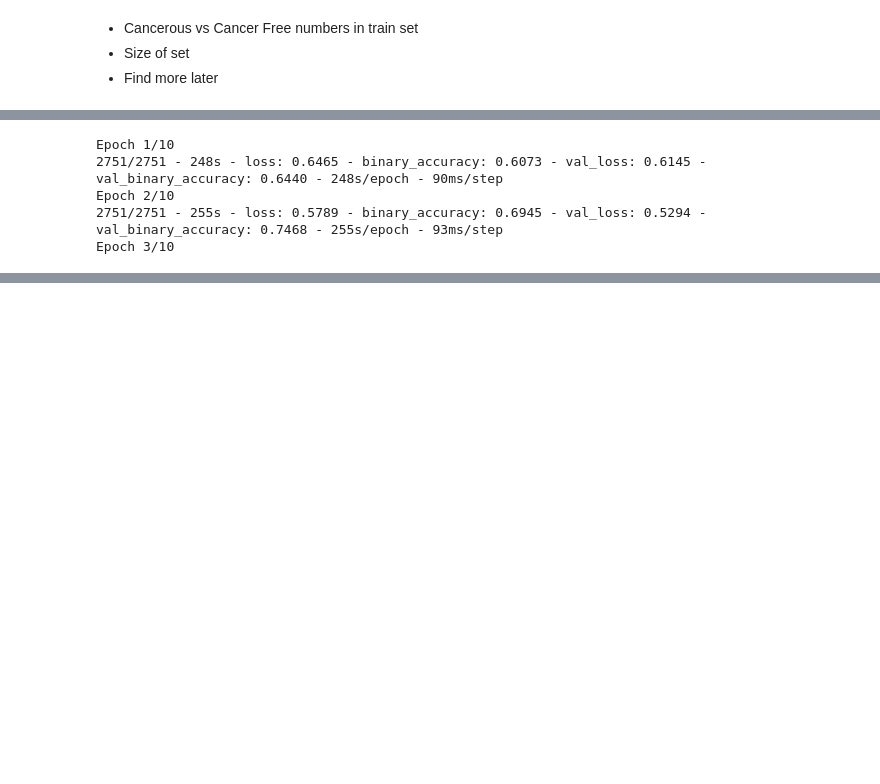
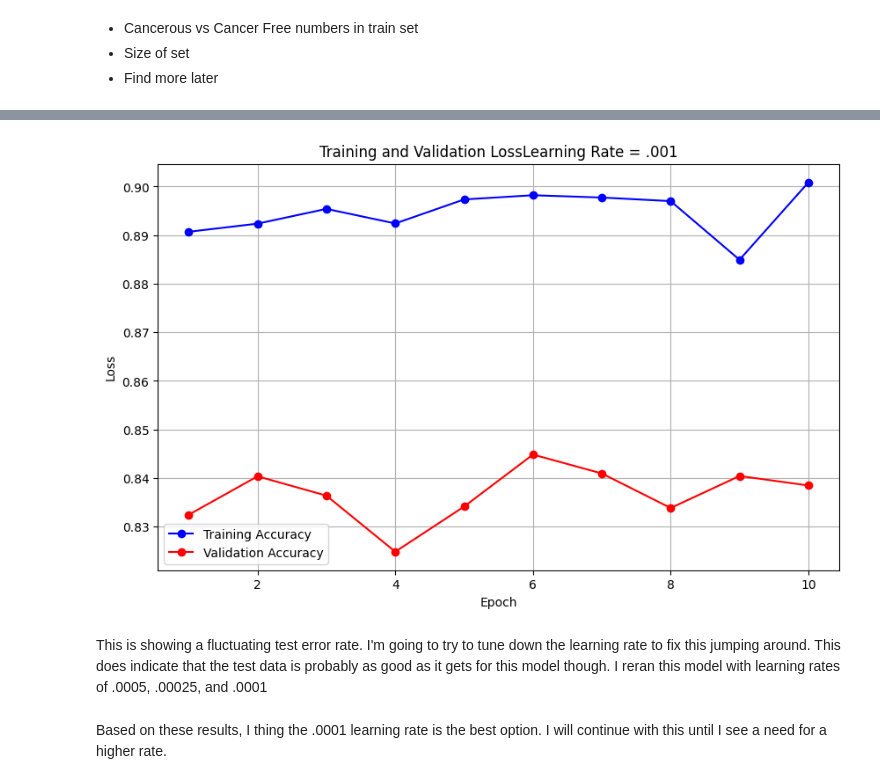
Before and after one commit to isaac1987a/Cancer-Detection, a Jupyter notebook: Cancer.ipynb, the cells around one changed output, grey strips where cells are left out. Saved outputs shown, nothing was run; the diff lists cells and outputs as text; code cells hidden in the pictures; blank space fills up the shorter version.

```diff
--- a/Cancer.ipynb
+++ b/Cancer.ipynb
@@ -159,25 +134,54 @@ full_model.compile(optimizer=optimizer, loss='binary_crossentropy', metrics=[ker
 # %%
-full_model.fit(
-    x=X,
-    y=y,
-    batch_size=64,
-    epochs=10,
-    verbose=2,
-    callbacks=None,
-    validation_split=0.2,
-    validation_data=None,
-    shuffle=True,
-    class_weight=None,
-    sample_weight=None,
-    initial_epoch=0,
-    steps_per_epoch=None,
-    validation_steps=None,
+
+
+def run_model(input, learning_rate):
+    outputs = keras.layers.Dense(1, activation="sigmoid")(input)
+    full_model = keras.Model(inputs, outputs)
+    optimizer = keras.optimizers.Adam(learning_rate=learning_rate)
+    full_model.compile(optimizer=optimizer, loss='binary_crossentropy', metrics=[keras.metrics.BinaryAccuracy()])
+    history = full_model.fit(
+        x=X,
+        y=y,
+        batch_size=64,
+        epochs=10,
+        verbose=2,
+        callbacks=None,
+        validation_split=0.2,
+        validation_data=None,
+        shuffle=True,
+        class_weight=None,
+        sample_weight=None,
+        initial_epoch=0,
+        steps_per_epoch=None,
+        validation_steps=None,
     validation_batch_size=None,
     validation_freq=1,
-)
+    )
+    return full_model, history
-# %% [output]
-Epoch 1/10
-2751/2751 - 248s - loss: 0.6465 - binary_accuracy: 0.6073 - val_loss: 0.6145 - val_binary_accuracy: 0.6440 - 248s/epoch - 90ms/step
-Epoch 2/10
-2751/2751 - 255s - loss: 0.5789 - binary_accuracy: 0.6945 - val_loss: 0.5294 - val_binary_accuracy: 0.7468 - 255s/epoch - 93ms/step
-Epoch 3/10
+# %%
+# Stolen Shamelessly from https://github.com/keras-team/keras/issues/12625
+# Clears up GPU out of memory
+from tensorflow.keras import backend as K
+
+# Reset Keras Session
+def reset_keras():
+    K.clear_session()
+
+def plot_error(train_accuracy, val_accuracy, text):
+    epochs = range(1,len(train_accuracy)+1)
+    plt.figure(figsize=(10, 6))
+    plt.plot(epochs, train_accuracy, label='Training Accuracy', marker='o', linestyle='-', color='blue')
+    plt.plot(epochs, val_accuracy, label='Validation Accuracy', marker='o', linestyle='-', color='red')
+    title_string = 'Training and Validation Loss' + text
+    plt.title(title_string)
+    plt.xlabel('Epoch')
+    plt.ylabel('Loss')
+    plt.legend()
+    plt.grid(True)
+    plt.show()
+# %%
+nothing, history = run_model(activation, .001)
+text = "Learning Rate = .001"
+plot_error(history.history["binary_accuracy"], history.history["val_binary_accuracy"], text)
+reset_keras()
+# %% [output]
@@ -183,0 +208,3 @@ Epoch 3/10
+[figure, added]
+# %% [markdown]
+This is showing a fluctuating test error rate.  I'm going to try to tune down the learning rate to fix this jumping around.  This does indicate that the test data is probably as good as it gets for this model though.  I reran this model with learning rates of .0005, .00025, and .0001
@@ -183,0 +219,2 @@ Epoch 3/10
+# %% [markdown]
+Based on these results, I thing the .0001 learning rate is the best option.  I will continue with this until I see a need for a higher rate.
```
Also changed, not shown: parts of 8 cells of this notebook.
